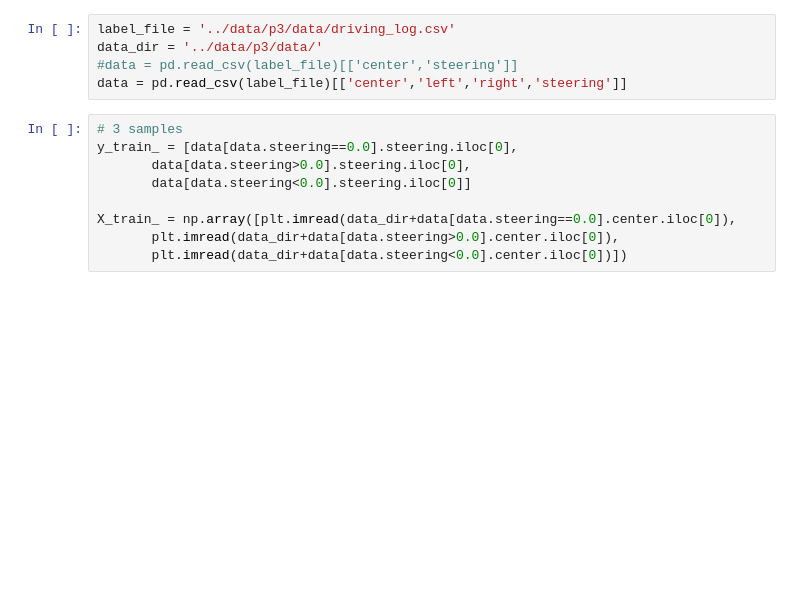
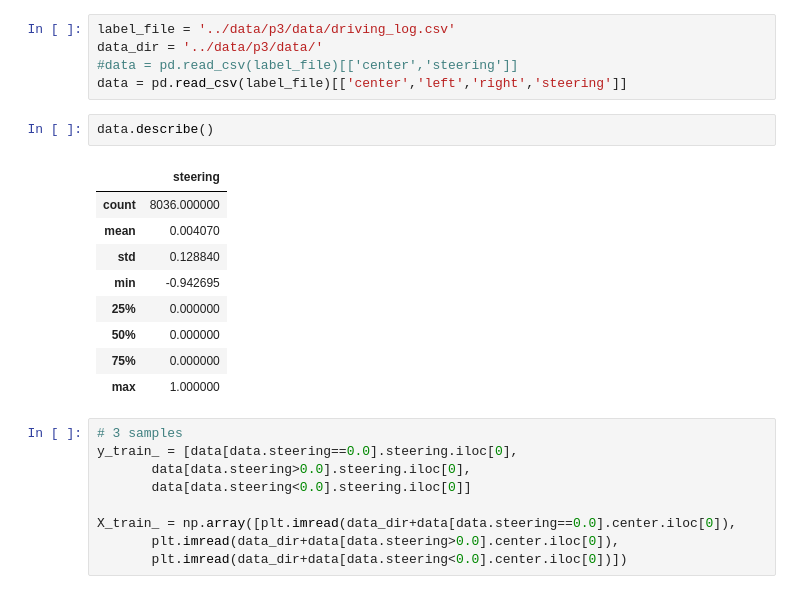
Before and after one commit to olegleyz/sdcnd-p3-behavioral-cloning-, a Jupyter notebook: workbook.ipynb, the cells around one changed output. Drawn from its saved outputs; the diff is of its cells as text; blank space fills up the shorter version.

```diff
--- a/workbook.ipynb
+++ b/workbook.ipynb
@@ -14,6 +16,18 @@ label_file = '../data/p3/data/driving_log.csv'
 data_dir = '../data/p3/data/'
 #data = pd.read_csv(label_file)[['center','steering']]
 data = pd.read_csv(label_file)[['center','left','right','steering']]
+# %%
+data.describe()
+# %% [output]
+|  | steering |
+| count | 8036.000000 |
+| mean | 0.004070 |
+| std | 0.128840 |
+| min | -0.942695 |
+| 25% | 0.000000 |
+| 50% | 0.000000 |
+| 75% | 0.000000 |
+| max | 1.000000 |
 # %%
 # 3 samples
 y_train_ = [data[data.steering==0.0].steering.iloc[0],
```
Also changed, not shown: parts of 6 cells of this notebook, 2 other files.
